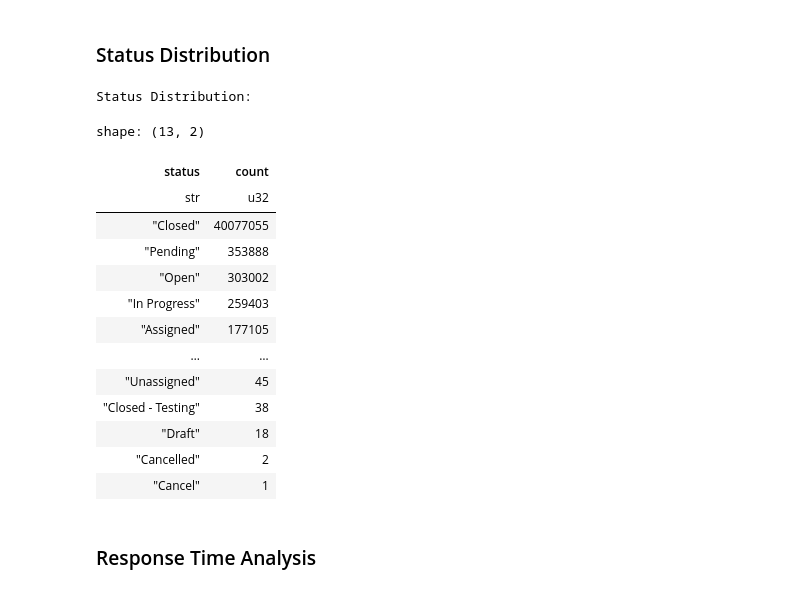
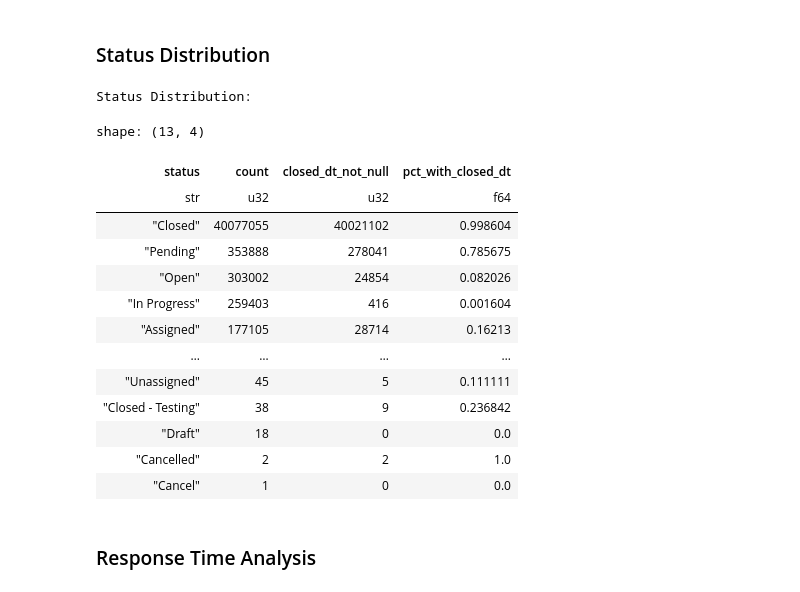
Before and after one commit to goravk95/311-service-requests, a Jupyter notebook: notebooks/Basic EDA.ipynb, the cells around one changed output. Drawn from its saved outputs; the diff is of its cells as text; code cells hidden in the pictures.

```diff
--- a/notebooks/Basic EDA.ipynb
+++ b/notebooks/Basic EDA.ipynb
@@ -247,7 +245,7 @@ df_agency = agency_names_by_agency.to_pandas()
 # %% [output]
 Number of unique agency_name values by agency:
 # %%
-with pd.set_option('display.max_columns', none):
+with pd.option_context('display.max_colwidth', 200):
     display(df_agency)
 # %% [output]
 |  | agency | unique_agency_names | nunique_agency_names | count |
@@ -296,27 +270,30 @@ shape: (15, 2)
 # %%
 # Request status distribution
 status_dist = lf.group_by("status").agg([
-    pl.len().alias("count")
+    pl.len().alias("count"),
+    pl.col("closed_date").is_not_null().sum().alias("closed_dt_not_null")
+]).with_columns([
+    (pl.col("closed_dt_not_null") / pl.col("count")).alias("pct_with_closed_dt")
 ]).sort("count", descending=True).collect()
 
 print("Status Distribution:")
 status_dist
 # %% [output]
 Status Distribution:
-shape: (13, 2)
+shape: (13, 4)
-| status | count |
-| str | u32 |
-| "Closed" | 40077055 |
-| "Pending" | 353888 |
-| "Open" | 303002 |
-| "In Progress" | 259403 |
-| "Assigned" | 177105 |
-| … | … |
-| "Unassigned" | 45 |
-| "Closed - Testing" | 38 |
-| "Draft" | 18 |
-| "Cancelled" | 2 |
-| "Cancel" | 1 |
+| status | count | closed_dt_not_null | pct_with_closed_dt |
+| str | u32 | u32 | f64 |
+| "Closed" | 40077055 | 40021102 | 0.998604 |
+| "Pending" | 353888 | 278041 | 0.785675 |
+| "Open" | 303002 | 24854 | 0.082026 |
+| "In Progress" | 259403 | 416 | 0.001604 |
+| "Assigned" | 177105 | 28714 | 0.16213 |
+| … | … | … | … |
+| "Unassigned" | 45 | 5 | 0.111111 |
+| "Closed - Testing" | 38 | 9 | 0.236842 |
+| "Draft" | 18 | 0 | 0.0 |
+| "Cancelled" | 2 | 2 | 1.0 |
+| "Cancel" | 1 | 0 | 0.0 |
 # %% [markdown]
 ### Response Time Analysis
 # %%
```
Also changed, not shown: parts of 16 cells of this notebook.
